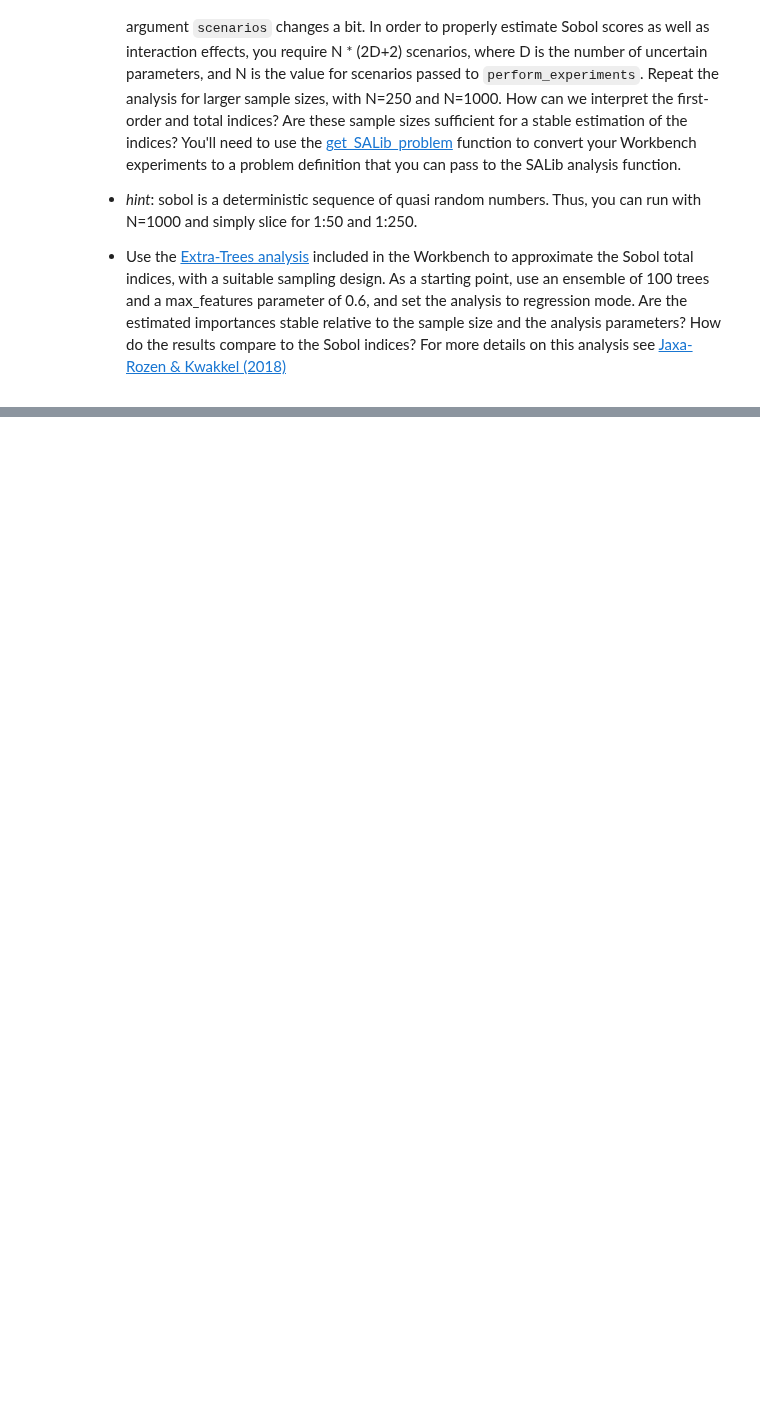
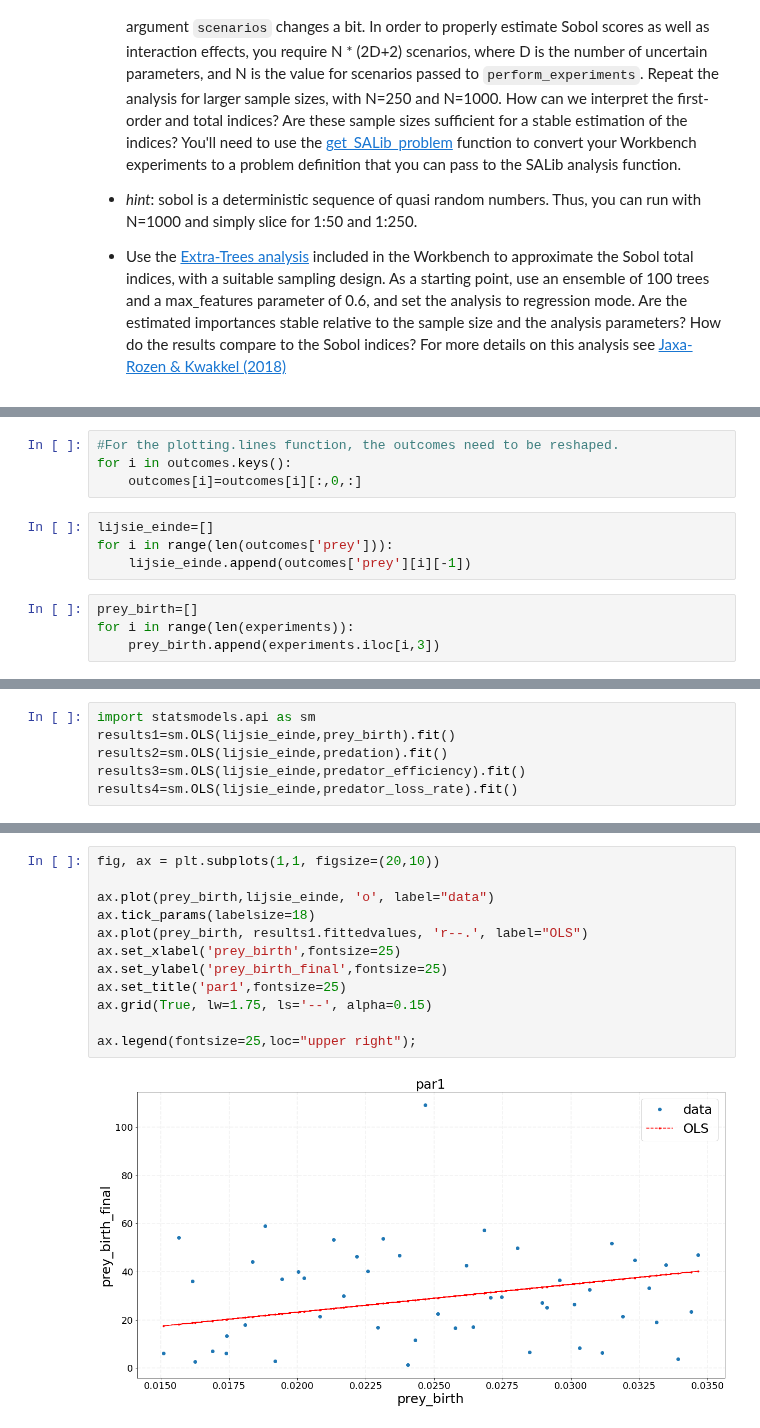
Before and after one commit to tamarvooijs/MBDM, a Jupyter notebook: Week 3-4 - vulnerability analysis/assignment 6 - sensitivity analysis.ipynb, the cells around one changed output, grey strips where cells are left out. Drawn from its saved outputs; the diff is of its cells as text; blank space fills up the shorter version.

```diff
--- a/Week 3-4 - vulnerability analysis/assignment 6 - sensitivity analysis.ipynb
+++ b/Week 3-4 - vulnerability analysis/assignment 6 - sensitivity analysis.ipynb
@@ -317,0 +100,12 @@ The ST measure is known as the Total-order-index, which includes the varinces be
+# %%
+#For the plotting.lines function, the outcomes need to be reshaped.
+for i in outcomes.keys():
+    outcomes[i]=outcomes[i][:,0,:]
+# %%
+lijsie_einde=[]
+for i in range(len(outcomes['prey'])):
+    lijsie_einde.append(outcomes['prey'][i][-1])
+# %%
+prey_birth=[]
+for i in range(len(experiments)):
+    prey_birth.append(experiments.iloc[i,3])
@@ -317,0 +124,6 @@ The ST measure is known as the Total-order-index, which includes the varinces be
+# %%
+import statsmodels.api as sm
+results1=sm.OLS(lijsie_einde,prey_birth).fit()
+results2=sm.OLS(lijsie_einde,predation).fit()
+results3=sm.OLS(lijsie_einde,predator_efficiency).fit()
+results4=sm.OLS(lijsie_einde,predator_loss_rate).fit()
@@ -317,0 +183,14 @@ The ST measure is known as the Total-order-index, which includes the varinces be
+# %%
+fig, ax = plt.subplots(1,1, figsize=(20,10))
+
+ax.plot(prey_birth,lijsie_einde, 'o', label="data")
+ax.tick_params(labelsize=18)
+ax.plot(prey_birth, results1.fittedvalues, 'r--.', label="OLS")
+ax.set_xlabel('prey_birth',fontsize=25)
+ax.set_ylabel('prey_birth_final',fontsize=25)
+ax.set_title('par1',fontsize=25)
+ax.grid(True, lw=1.75, ls='--', alpha=0.15)
+
+ax.legend(fontsize=25,loc="upper right");
+# %% [output]
+[figure, added]
```
Also changed, not shown: parts of 37 cells of this notebook.
